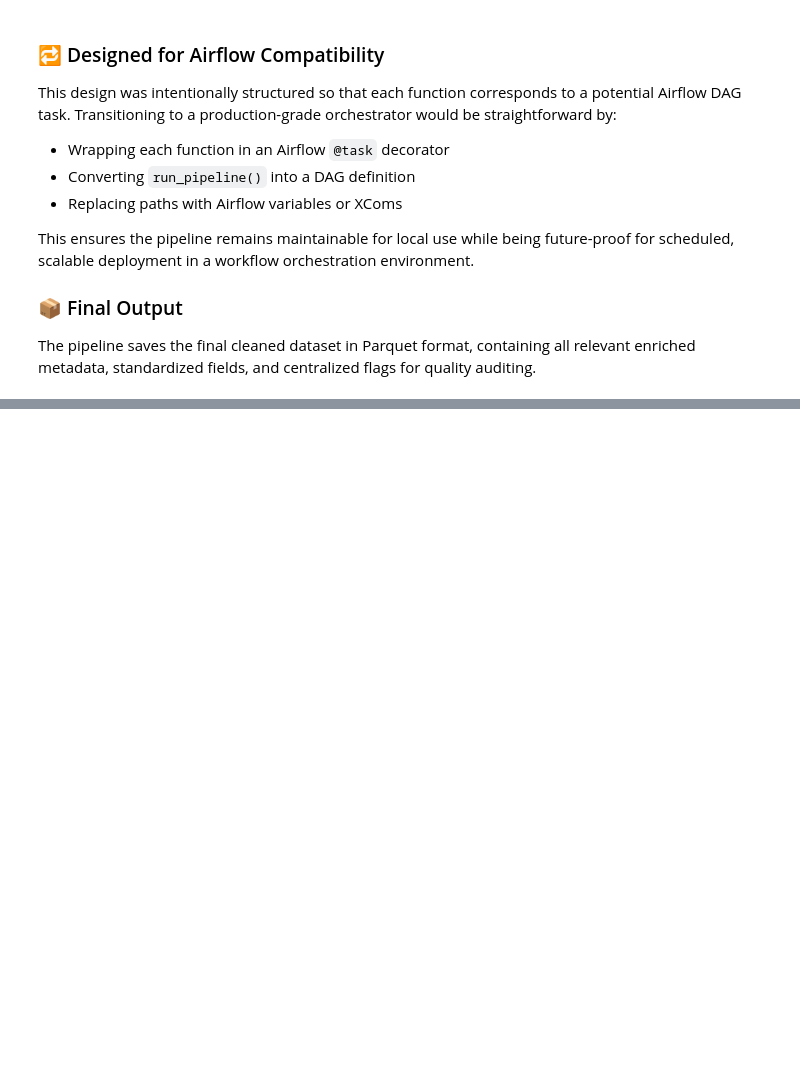
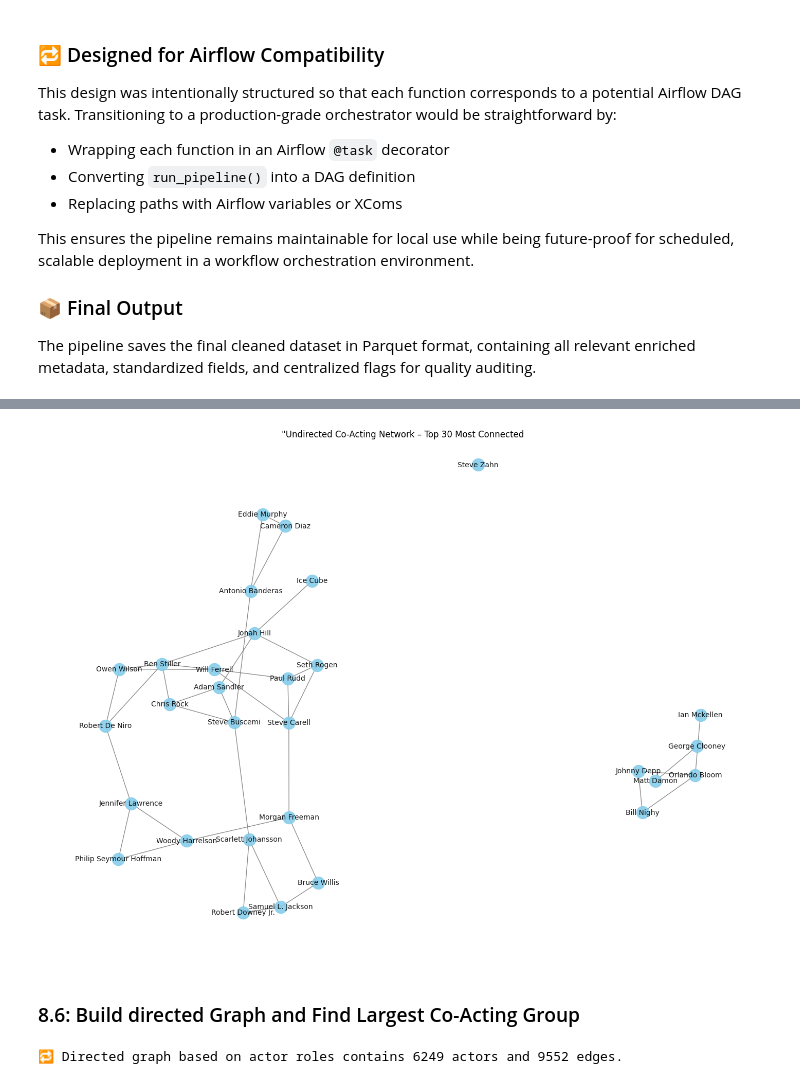
Before and after one commit to rogerioo/movie_challenge, a Jupyter notebook: challenge.ipynb, the cells around one changed output, grey strips where cells are left out. Drawn from its saved outputs; the diff is of its cells as text; code cells hidden in the pictures; blank space fills up the shorter version.

```diff
--- a/challenge.ipynb
+++ b/challenge.ipynb
@@ -1318,0 +1461,22 @@ The pipeline saves the final cleaned dataset in Parquet format, containing all r
+# %%
+# Use spring layout with more spacing
+pos = nx.spring_layout(subset_graph, k=1.2, iterations=100)
+
+# Draw filtered subgraph
+plt.figure(figsize=(14, 10))
+nx.draw(subset_graph, pos,
+        node_size=300,
+        with_labels=True,
+        font_size=10,
+        node_color='skyblue',
+        edge_color='gray',
+        alpha=0.9)
+
+plt.title('"Undirected Co-Acting Network – Top 30 Most Connected')
+plt.axis('off')
+plt.tight_layout()
+plt.show()
+# %% [output]
+[figure, added]
+# %% [markdown]
+### 8.6: Build directed Graph and Find Largest Co-Acting Group
@@ -1318,0 +1508,13 @@ The pipeline saves the final cleaned dataset in Parquet format, containing all r
+# %%
+role_graph = nx.DiGraph()
+for src, tgt, weight in aggregated_edges:
+    role_graph.add_edge(src, tgt, weight=weight)
+
+print(f"🔁 Directed graph based on actor roles contains {role_graph.number_of_nodes()} actors and {role_graph.number_of_edges()} edges.")
+
+# Step 4: Visualize top 30 most connected (by degree) in directed graph
+top_nodes = sorted(role_graph.degree, key=lambda x: x[1], reverse=True)[:30]
+subset_nodes = [n for n, _ in top_nodes]
+subset_graph = role_graph.subgraph(subset_nodes)
+# %% [output]
+🔁 Directed graph based on actor roles contains 6249 actors and 9552 edges.
```
Also changed, not shown: parts of 15 cells of this notebook, 3 other files.
